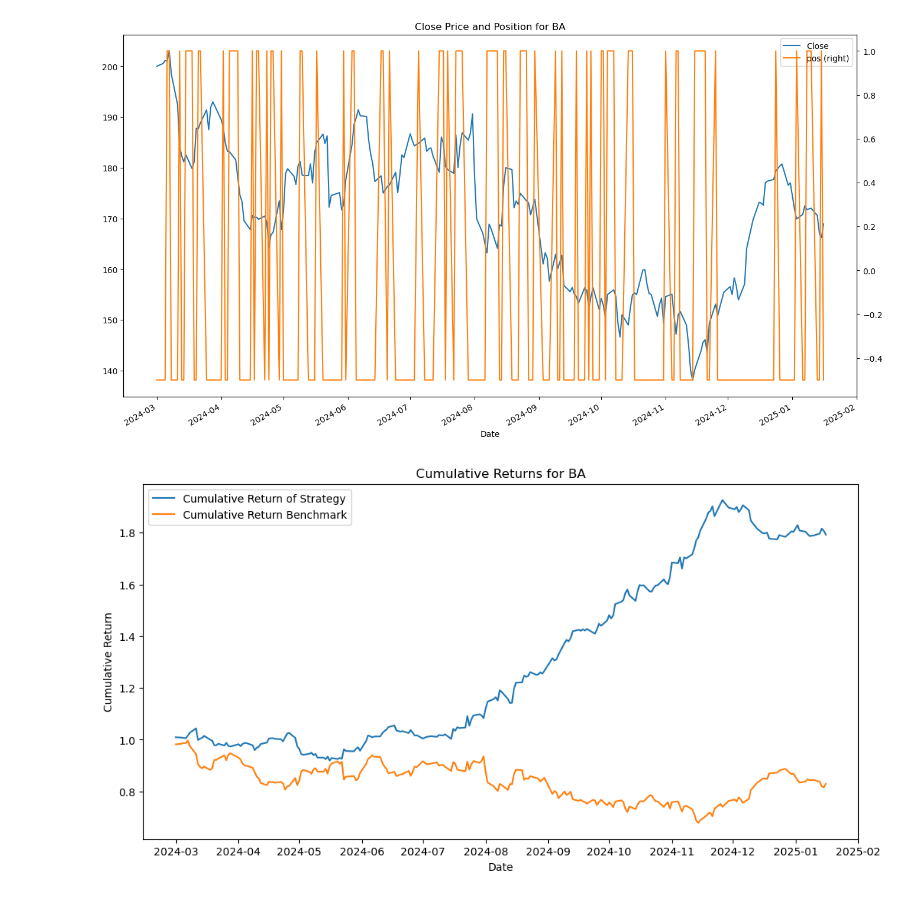
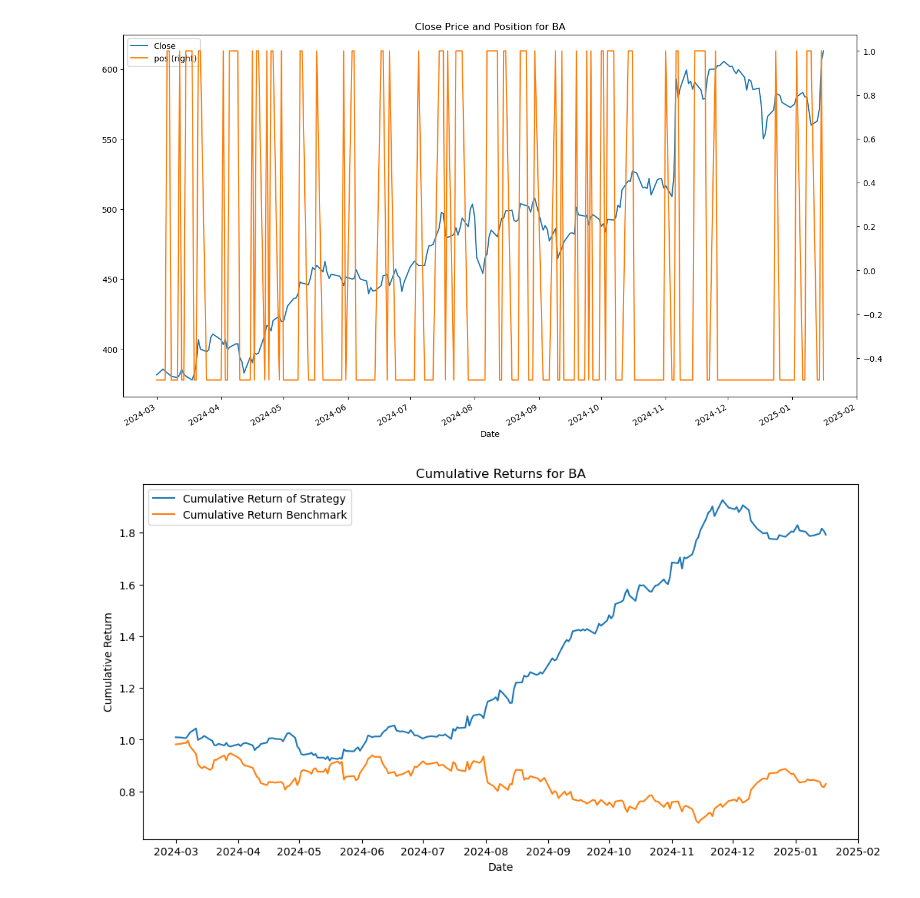
Before and after one commit to mafiom038/qf2103, a Jupyter notebook: Strategies, Predictions, and Portfolio Rebalancing/Strategy_Testing-ML_to_run_for_all.ipynb, the cells around one changed output. Cells and saved outputs as stored; diff of their text form; code cells hidden in the pictures.

```diff
--- a/Strategies, Predictions, and Portfolio Rebalancing/Strategy_Testing-ML_to_run_for_all.ipynb
+++ b/Strategies, Predictions, and Portfolio Rebalancing/Strategy_Testing-ML_to_run_for_all.ipynb
@@ -149,9 +149,9 @@ def strategy(file_path):
     plt.legend();
 # %%
 stock = 'BA'
-file_path = stock + '.csv'
+file_path = '../'+ stock + '/' + stock +'.csv'
 strategy(file_path)
 # %% [output]
-[figure, old version]
+[figure, new version]
 [figure]
 # %%
```
Also changed, not shown: parts of 3 cells of this notebook, 8 other files.
